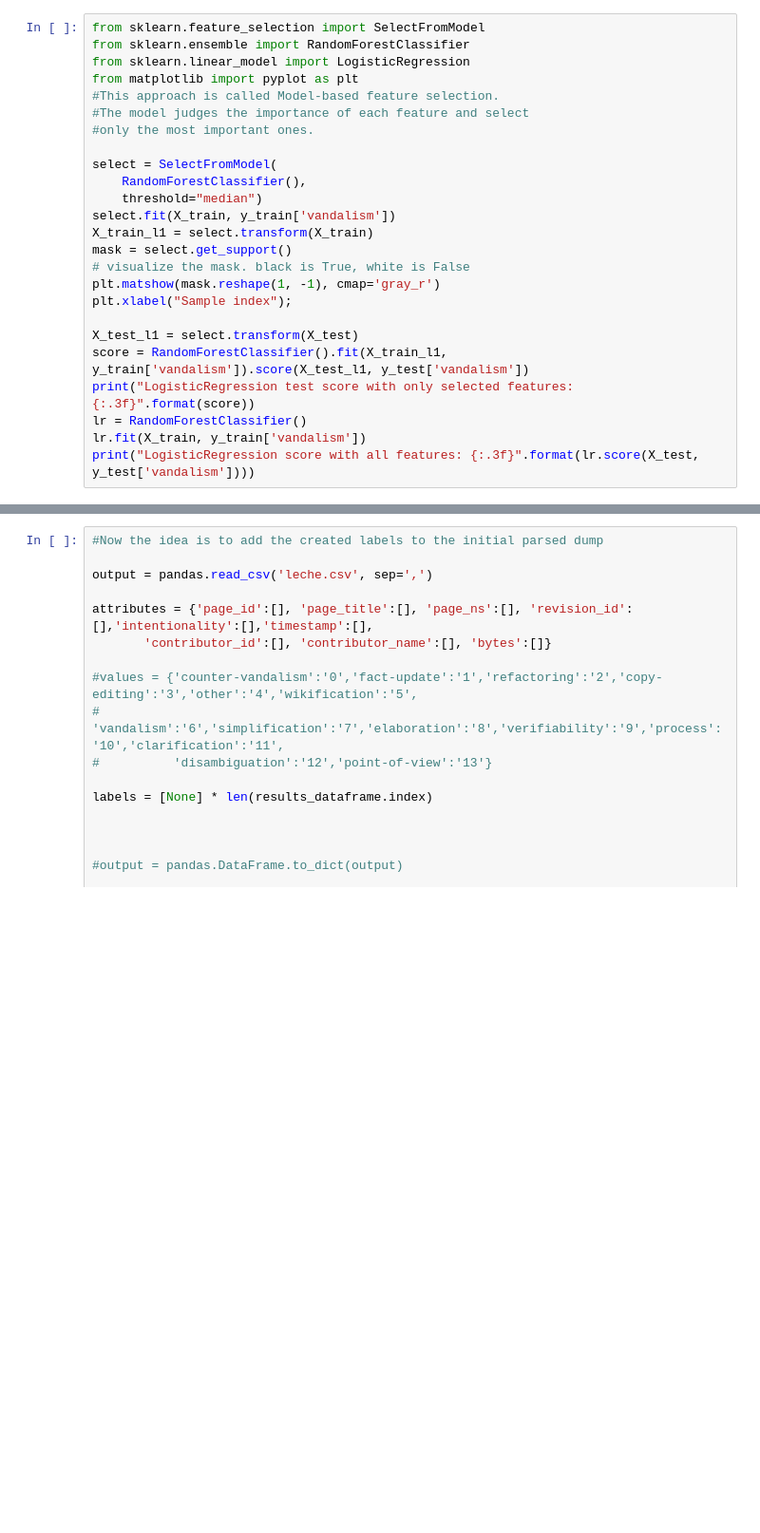
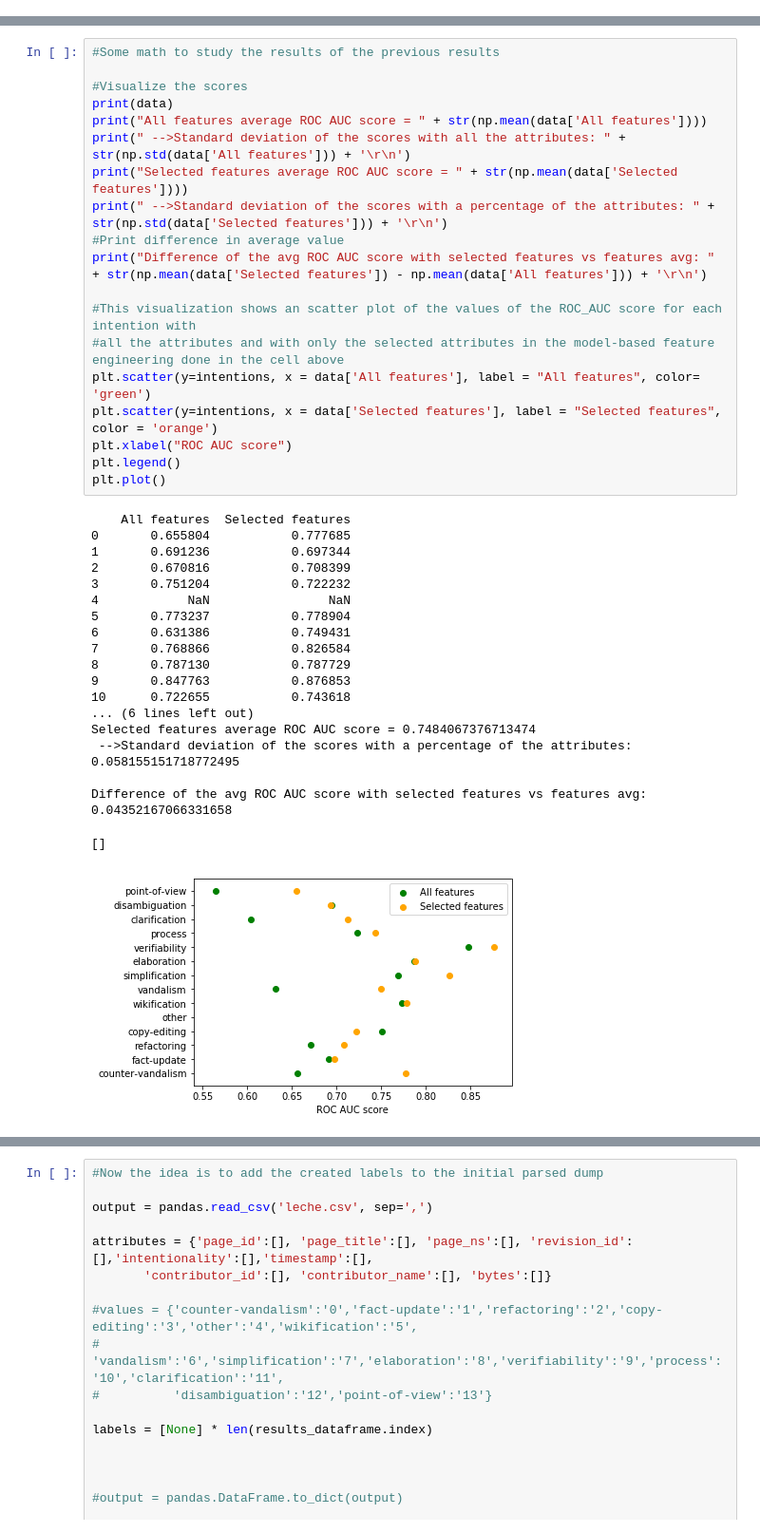
Before and after one commit to ignacioGarsami/Wiki_Semantic_Intention, a Jupyter notebook: pred_src/predictive_step.ipynb, the cells around one changed output, grey strips where cells are left out. Shown at 95% size. Saved outputs shown, nothing was run; the diff lists cells and outputs as text; blank space fills up the shorter version.

Commit message:
predictive study notebook updated

```diff
--- a/pred_src/predictive_step.ipynb
+++ b/pred_src/predictive_step.ipynb
@@ -50,25 +43,0 @@ def plot_predictions(X_train, X_test, y_train, y_test, models, property_index=0)
-# %%
-from sklearn.feature_selection import SelectFromModel
-from sklearn.ensemble import RandomForestClassifier
-from sklearn.linear_model import LogisticRegression
-from matplotlib import pyplot as plt
-#This approach is called Model-based feature selection.
-#The model judges the importance of each feature and select
-#only the most important ones.
-
-select = SelectFromModel(
-    RandomForestClassifier(),
-    threshold="median")
-select.fit(X_train, y_train['vandalism'])
-X_train_l1 = select.transform(X_train)
-mask = select.get_support()
-# visualize the mask. black is True, white is False
-plt.matshow(mask.reshape(1, -1), cmap='gray_r')
-plt.xlabel("Sample index");
-
-X_test_l1 = select.transform(X_test)
-score = RandomForestClassifier().fit(X_train_l1, y_train['vandalism']).score(X_test_l1, y_test['vandalism'])
-print("LogisticRegression test score with only selected features: {:.3f}".format(score))
-lr = RandomForestClassifier()
-lr.fit(X_train, y_train['vandalism'])
-print("LogisticRegression score with all features: {:.3f}".format(lr.score(X_test, y_test['vandalism'])))
@@ -123,0 +277,39 @@ f1_score(y_test['vandalism'], predicted, average = 'micro')
+# %%
+#Some math to study the results of the previous results
+
+#Visualize the scores
+print(data)
+print("All features average ROC AUC score = " + str(np.mean(data['All features'])))
+print(" -->Standard deviation of the scores with all the attributes: " + str(np.std(data['All features'])) + '\r\n')
+print("Selected features average ROC AUC score = " + str(np.mean(data['Selected features'])))
+print(" -->Standard deviation of the scores with a percentage of the attributes: " + str(np.std(data['Selected features'])) + '\r\n')
+#Print difference in average value
+print("Difference of the avg ROC AUC score with selected features vs features avg: " + str(np.mean(data['Selected features']) - np.mean(data['All features'])) + '\r\n')
+
+#This visualization shows an scatter plot of the values of the ROC_AUC score for each intention with
+#all the attributes and with only the selected attributes in the model-based feature engineering done in the cell above
+plt.scatter(y=intentions, x = data['All features'], label = "All features", color= 'green')
+plt.scatter(y=intentions, x = data['Selected features'], label = "Selected features", color = 'orange')
+plt.xlabel("ROC AUC score")
+plt.legend()
+plt.plot()
+# %% [output]
+    All features  Selected features
+0       0.655804           0.777685
+1       0.691236           0.697344
+2       0.670816           0.708399
+3       0.751204           0.722232
+4            NaN                NaN
+5       0.773237           0.778904
+6       0.631386           0.749431
+7       0.768866           0.826584
+8       0.787130           0.787729
+9       0.847763           0.876853
+10      0.722655           0.743618
+... (6 lines left out)
+Selected features average ROC AUC score = 0.7484067376713474
+ -->Standard deviation of the scores with a percentage of the attributes: 0.058155151718772495
+
+Difference of the avg ROC AUC score with selected features vs features avg: 0.04352167066331658
+[]
+[figure, added]
```
Also changed, not shown: parts of 31 cells of this notebook.
